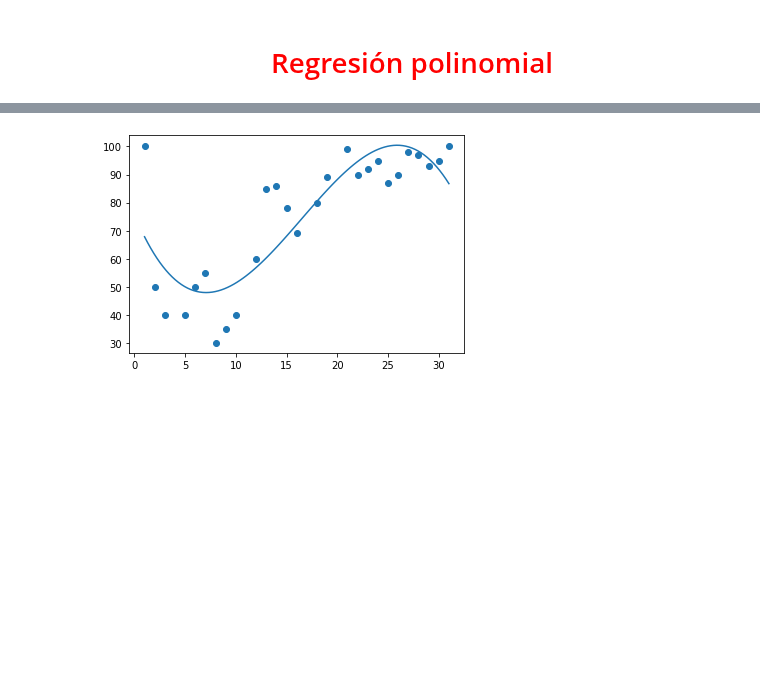
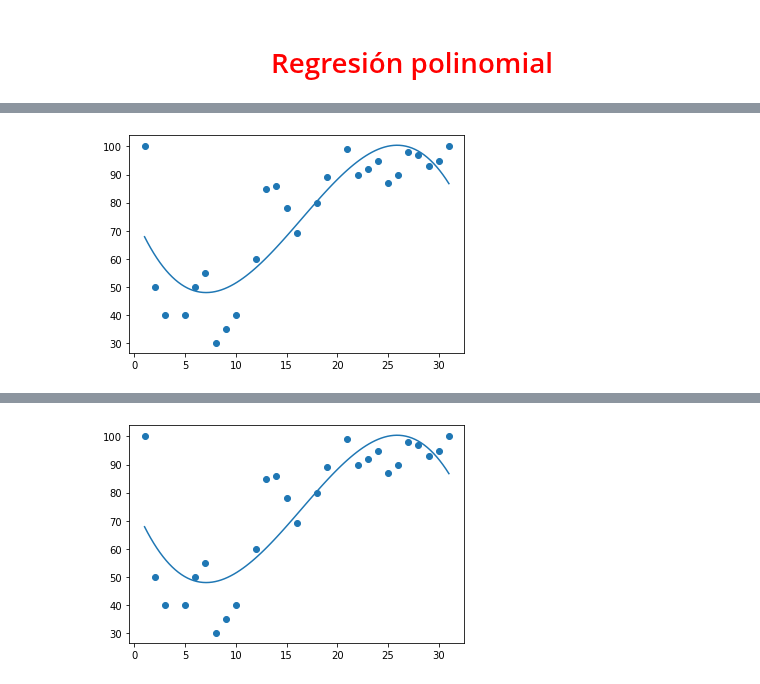
Before and after one commit to Jeslome/Proyecto, a Jupyter notebook: Temas/Cuaderno/Regresión polinómica .ipynb, the cells around one changed output, grey strips where cells are left out. Saved outputs shown, nothing was run; the diff lists cells and outputs as text; code cells hidden in the pictures; blank space fills up the shorter version.

```diff
--- a/Temas/Cuaderno/Regresión polinómica .ipynb
+++ b/Temas/Cuaderno/Regresión polinómica .ipynb
@@ -27,0 +84,16 @@ Fuente <a href="https://www.instagram.com/p/CkHLH56O1ec/"> Instagram Felicia Sta
+# %%
+import numpy
+import matplotlib.pyplot as plt
+
+x = [1,2,3,5,6,7,8,9,10,12,13,14,15,16,18,19,21,22,23,24,25,26,27,28,29,30,31]
+y = [100,50,40,40,50,55,30,35,40,60,85,86,78,69,80,89,99,90,92,95,87,90,98,97,93,95,100]
+
+mymodel = numpy.poly1d(numpy.polyfit(x, y, 3))
+
+myline = numpy.linspace(1, 31, 100)
+
+plt.scatter(x, y)
+plt.plot(myline, mymodel(myline))
+plt.show()
+# %% [output]
+[figure, added]
```
Also changed, not shown: parts of 42 cells of this notebook.
